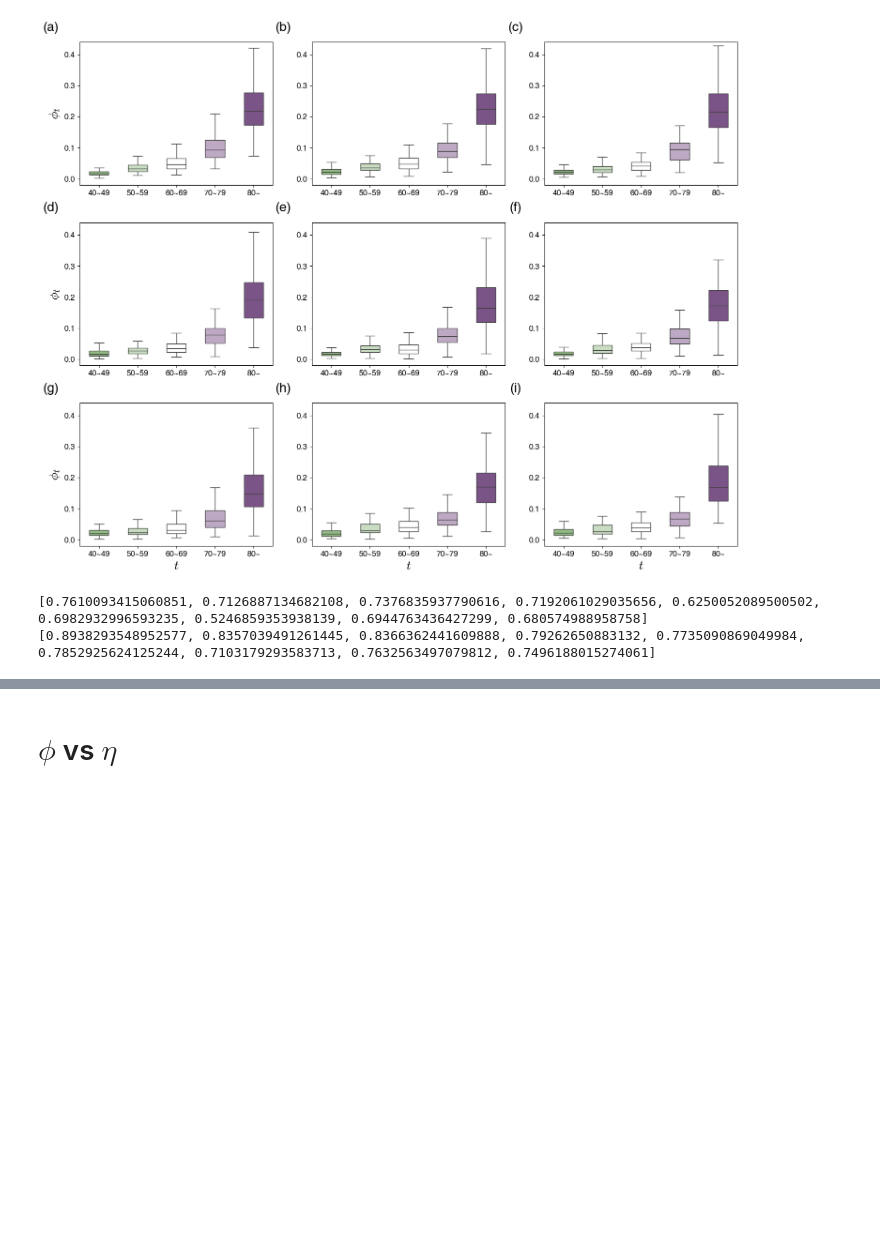
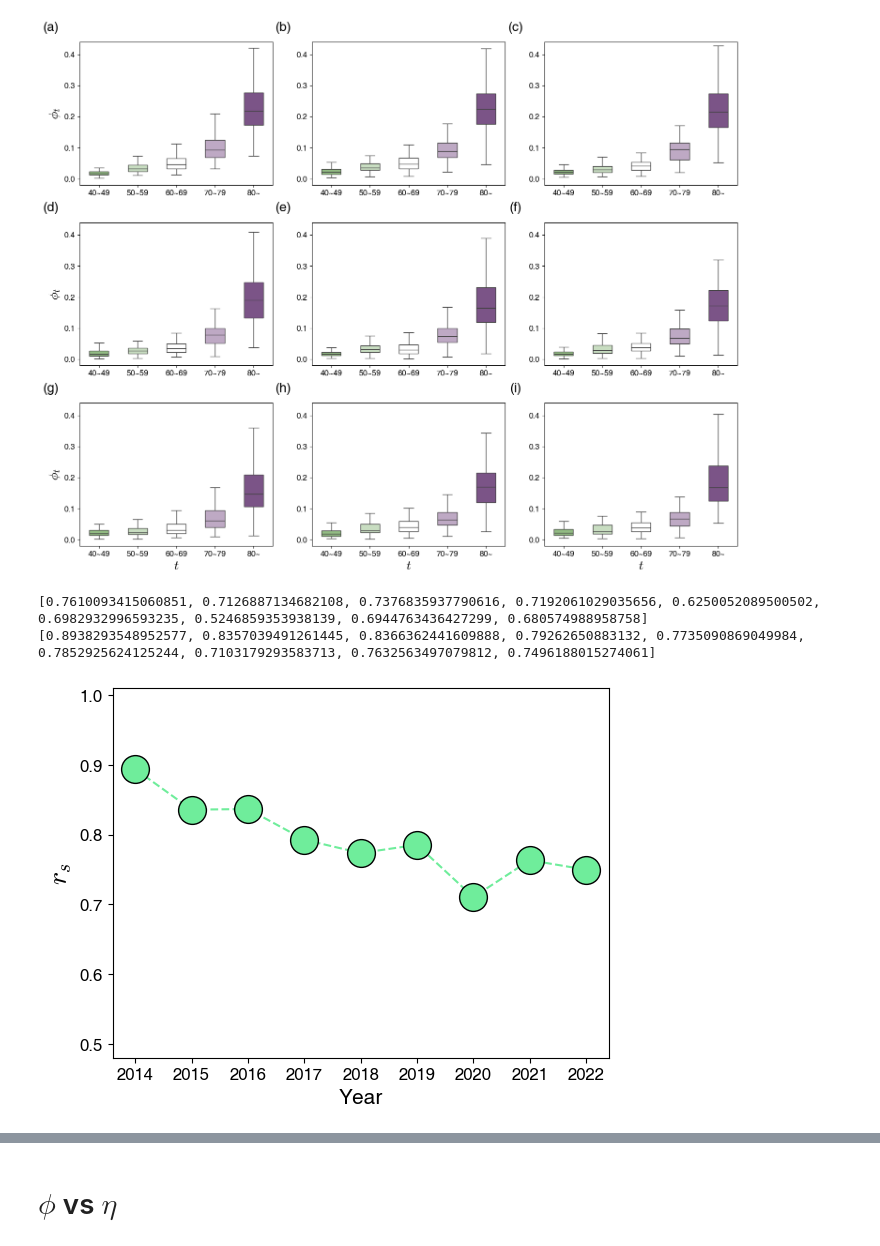
Before and after one commit to kwyosu7/Tuberculosis_hospital_optimization, a Jupyter notebook: article_figure.ipynb, the cells around one changed output, grey strips where cells are left out. Cells and saved outputs as stored; diff of their text form; code cells hidden in the pictures; blank space fills up the shorter version.

```diff
--- a/article_figure.ipynb
+++ b/article_figure.ipynb
@@ -114,3 +114,13 @@ print(Scorr_list)
 # %% [output]
 [0.7610093415060851, 0.7126887134682108, 0.7376835937790616, 0.7192061029035656, 0.6250052089500502, 0.6982932996593235, 0.5246859353938139, 0.6944763436427299, 0.680574988958758]
 [0.8938293548952577, 0.8357039491261445, 0.8366362441609888, 0.79262650883132, 0.7735090869049984, 0.7852925624125244, 0.7103179293583713, 0.7632563497079812, 0.7496188015274061]
+# %%
+plt.plot(range(2014, 2023), Scorr_list, markersize=20, marker='o', linestyle='--', mec='k', c=color_list[5])
+plt.ylim(.48, 1.01)
+plt.xlabel('Year' ,size='15')
+plt.ylabel(r'$r_s$' ,size='20')
+plt.xticks(size=12)
+plt.yticks(size=12)
+plt.show()
+# %% [output]
+[figure, added]
```
Also changed, not shown: parts of 2 cells of this notebook.
